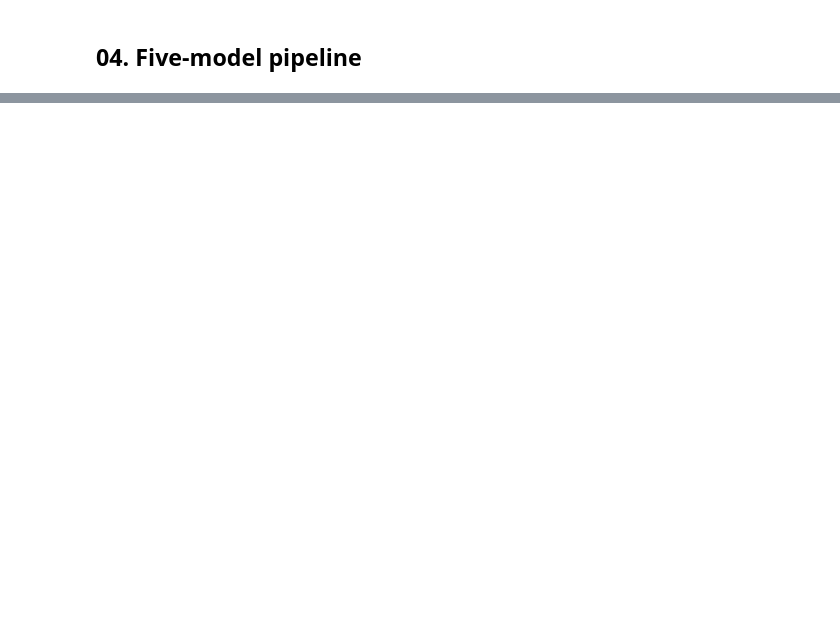
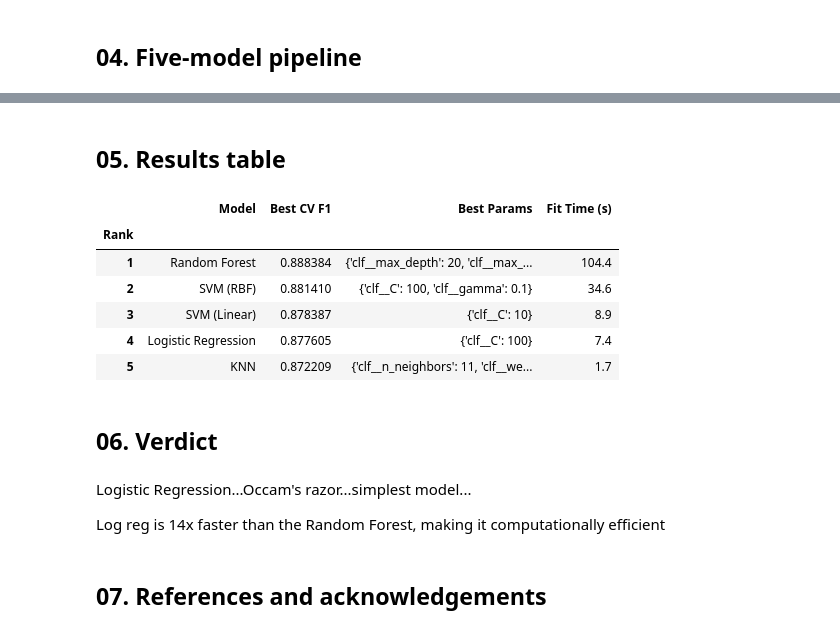
Before and after one commit to almonadavid/dsc-340-project-2, a Jupyter notebook: phase_one.ipynb, the cells around one changed output, grey strips where cells are left out. Saved outputs shown, nothing was run; the diff lists cells and outputs as text; code cells hidden in the pictures; blank space fills up the shorter version.

```diff
--- a/phase_one.ipynb
+++ b/phase_one.ipynb
@@ -102,0 +185,25 @@ X_train, X_test, y_train, y_test = train_test_split(X, y, test_size = 0.2, strat
+# %%
+# Run all five grid searches
+results = []
+
+for name, spec in pipelines.items():
+    print(f'Running {name}...', end=' ')
+    gs = GridSearchCV(
+        spec['pipe'], spec['params'], cv=cv,
+        scoring='f1', n_jobs=-1, refit=True
+    )
+    start = time.time()
+    gs.fit(X_train, y_train)
+    elapsed = time.time() - start
+
+    results.append({
+        'Model': name,
+        'Best CV F1': gs.best_score_,
+        'Best Params': gs.best_params_,
+        'Fit Time (s)': round(elapsed, 1),
+        'grid_search': gs  # keep the fitted object for later
+    })
+    print(f'F1={gs.best_score_:.4f}  ({elapsed:.1f}s)')
+
+print()
+print('Done.')
@@ -102,0 +218,25 @@ X_train, X_test, y_train, y_test = train_test_split(X, y, test_size = 0.2, strat
+# %% [markdown]
+## 05. Results table
+# %%
+# Results table (without the grid_search objects)
+results_df = pd.DataFrame(results).drop(columns='grid_search')
+results_df = results_df.sort_values('Best CV F1', ascending=False)
+results_df.index = range(1, len(results_df) + 1)
+results_df.index.name = 'Rank'
+results_df
+# %% [output]
+|  | Model | Best CV F1 | Best Params | Fit Time (s) |
+| Rank |  |  |  |  |
+| 1 | Random Forest | 0.888384 | {'clf__max_depth': 20, 'clf__max_... | 104.4 |
+| 2 | SVM (RBF) | 0.881410 | {'clf__C': 100, 'clf__gamma': 0.1} | 34.6 |
+| 3 | SVM (Linear) | 0.878387 | {'clf__C': 10} | 8.9 |
+| 4 | Logistic Regression | 0.877605 | {'clf__C': 100} | 7.4 |
+| 5 | KNN | 0.872209 | {'clf__n_neighbors': 11, 'clf__we... | 1.7 |
+# %% [markdown]
+## 06. Verdict
+# %% [markdown]
+Logistic Regression...Occam's razor...simplest model...
+
+Log reg is 14x faster than the Random Forest, making it computationally efficient
+# %% [markdown]
+## 07. References and acknowledgements
```
Also changed, not shown: parts of 11 cells of this notebook, 1 other file.
